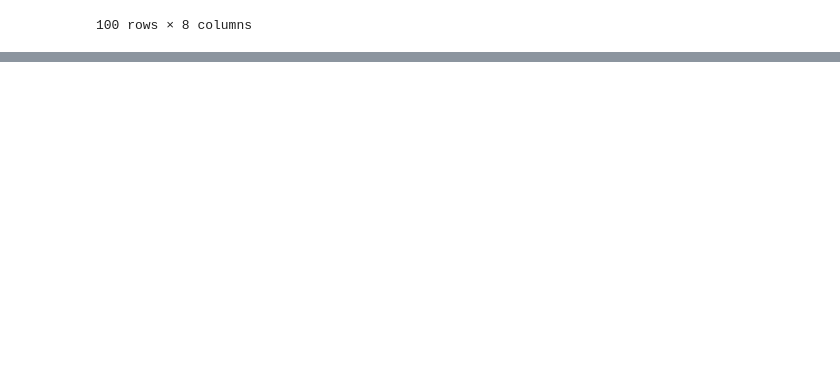
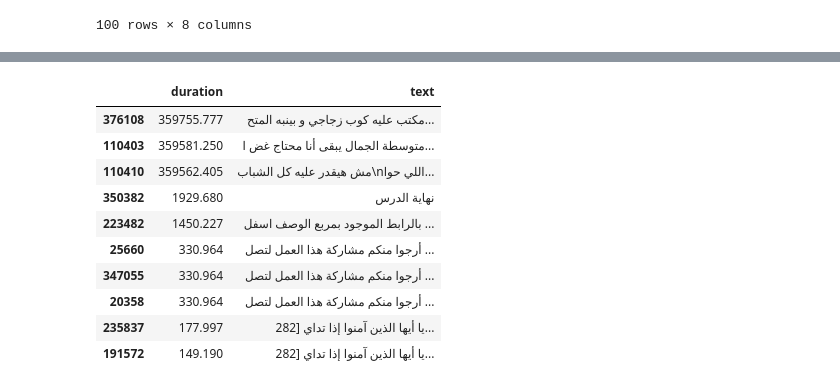
Before and after one commit to Ahmed-Alsardi/data_preprocessing, a Jupyter notebook: src/processing/masc/masc_note.ipynb, the cells around one changed output, grey strips where cells are left out. Drawn from its saved outputs; the diff is of its cells as text; code cells hidden in the pictures; blank space fills up the shorter version.

```diff
--- a/src/processing/masc/masc_note.ipynb
+++ b/src/processing/masc/masc_note.ipynb
@@ -72,3 +101,12 @@ train_df.sample(100)
 | 2356 | rco6398ib9o | ['People & Blogs'] | 2103 | UCLFxhG3-8bloS720P9YXKcQ | UNK | MSA | Male | 1803.744889 |
 | 204 | QIxTK9Cn5aw | ['Film & Animation'] | 175 | UCGbIR9SwByUdLHaqRWGtdmA | US | MSA | Male | 128.164444 |
 100 rows × 8 columns
+# %%
+train_sub = Path("/root/datasets/masc/train/subtitles")
+print(train_sub.exists())
+captions_duration = []
+for sub in tqdm(train_sub.glob("*"), total=len(list(train_sub.glob("*")))):
+    vtt = webvtt.read(sub)
+    for caption in vtt:
+        captions_duration.append((caption.end_in_seconds - caption.start_in_seconds, caption.text))
+caption_df = pd.DataFrame(captions_duration, columns=["duration", "text"])
@@ -74,0 +147,14 @@ train_df.sample(100)
+# %%
+caption_df.sort_values("duration", ascending=False).head(10)
+# %% [output]
+|  | duration | text |
+| 376108 | 359755.777 | مكتب عليه كوب زجاجي و بينبه المتح... |
+| 110403 | 359581.250 | متوسطة الجمال يبقى أنا محتاج غض ا... |
+| 110410 | 359562.405 | مش هيقدر عليه كل الشباب\nاللي حوا... |
+| 350382 | 1929.680 | نهاية الدرس |
+| 223482 | 1450.227 | بالرابط الموجود بمربع الوصف اسفل ... |
+| 25660 | 330.964 | أرجوا منكم مشاركة هذا العمل لتصل ... |
+| 347055 | 330.964 | أرجوا منكم مشاركة هذا العمل لتصل ... |
+| 20358 | 330.964 | أرجوا منكم مشاركة هذا العمل لتصل ... |
+| 235837 | 177.997 | 282] يا أيها الذين آمنوا إذا تداي... |
+| 191572 | 149.190 | 282] يا أيها الذين آمنوا إذا تداي... |
```
Also changed, not shown: parts of 13 cells of this notebook, 4 other files.
